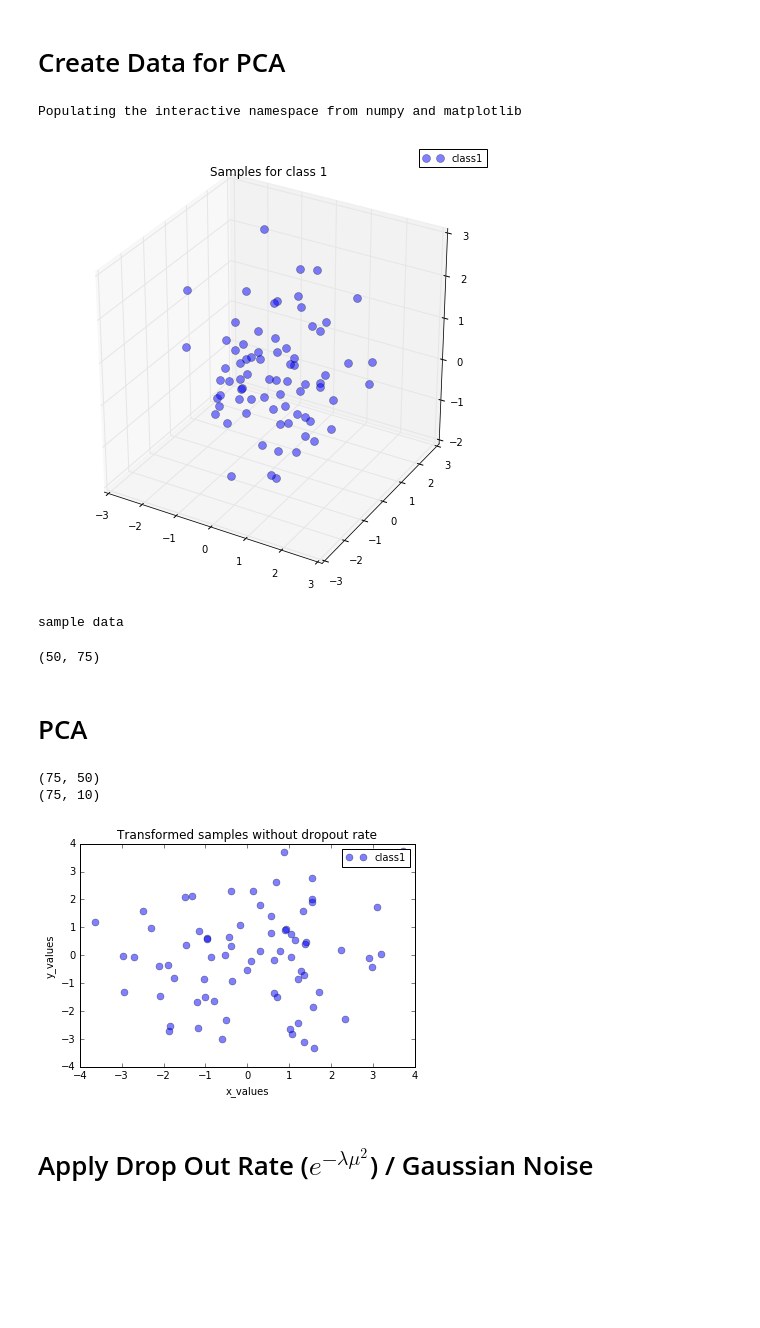
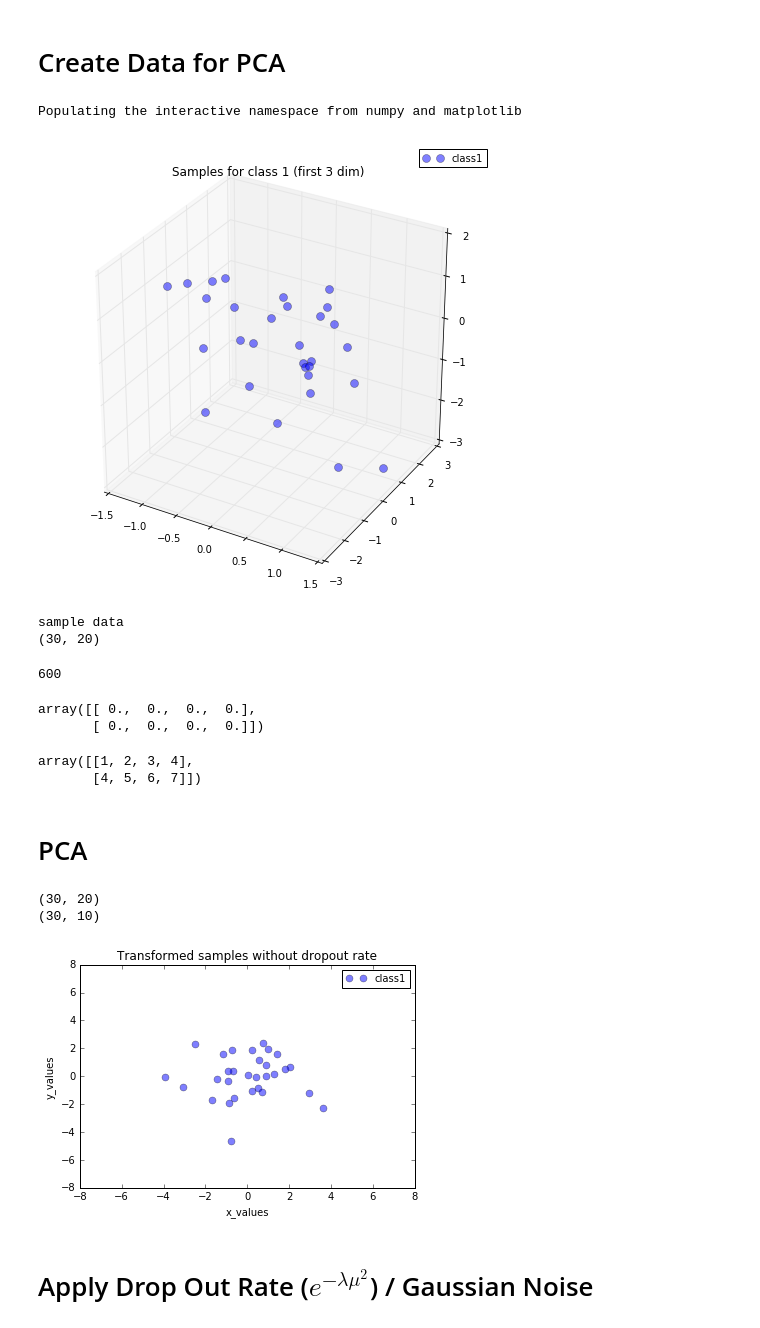
Before and after one commit to RemarkablyAverage/lab_work, a Jupyter notebook: PCA/PCA by step.ipynb, the cells around one changed output. Saved outputs shown, nothing was run; the diff lists cells and outputs as text; code cells hidden in the pictures; blank space fills up the shorter version.

```diff
--- a/PCA/PCA by step.ipynb
+++ b/PCA/PCA by step.ipynb
@@ -5,9 +5,9 @@ import numpy as np
 import math
 np.random.seed(4294967295) # random seed for consistency
 
-mu_vec1 = np.array(50 * [0])
-cov_mat1 = np.identity(50)
-class1_sample = np.random.multivariate_normal(mu_vec1, cov_mat1, 75).T
+mu_vec1 = np.array(30 * [0]) #number of samples
+cov_mat1 = np.identity(30) # number of samples
+class1_sample = np.random.multivariate_normal(mu_vec1, cov_mat1, 20) # number of features
 # class1_sample *= 10
 # %%
 %pylab inline
@@ -20,45 +20,60 @@ ax = fig.add_subplot(111, projection='3d')
 plt.rcParams['legend.fontsize'] = 10
 ax.plot(class1_sample[0,:], class1_sample[1,:], class1_sample[2,:], 'o', markersize=8, color='blue', alpha=0.5, label='class1')
 
-plt.title('Samples for class 1')
+plt.title('Samples for class 1 (first 3 dim)')
 ax.legend(loc='upper right')
 
 plt.show()
 # %% [output]
 Populating the interactive namespace from numpy and matplotlib
-[figure, old version]
+[figure, new version]
 # %%
-all_samples = class1_sample
+all_samples = np.copy(class1_sample.T)
 print 'sample data'
-np.shape(all_samples)
+print np.shape(all_samples)
 # %% [output]
 sample data
+(30, 20)
-(50, 75)
+# %%
+np.count_nonzero(all_samples)
+# %% [output]
+600
+# %%
+np.zeros((2,4))
+# %% [output]
+array([[ 0.,  0.,  0.,  0.],
+       [ 0.,  0.,  0.,  0.]])
+# %%
+np.array([[1,2,3,4],
+          [4,5,6,7]])
+# %% [output]
+array([[1, 2, 3, 4],
+       [4, 5, 6, 7]])
 # %% [markdown]
 # PCA
 # %%
 from sklearn.decomposition import PCA as sklearnPCA
 # %%
-print shape(all_samples.T)
+print shape(all_samples)
 pca = sklearnPCA(n_components=10)
-fitted = pca.fit(all_samples.T)
-trans = pca.transform(all_samples.T)
+fitted = pca.fit(all_samples)
+trans = pca.transform(all_samples)
 print shape(trans)
 # %% [output]
-(75, 50)
-(75, 10)
+(30, 20)
+(30, 10)
 # %%
 plt.plot(trans[:,0],trans[:,1], 'o', markersize=7, color='blue', alpha=0.5, label='class1')
 plt.xlabel('x_values')
 plt.ylabel('y_values')
-plt.xlim([-4,4])
-plt.ylim([-4,4])
+plt.xlim([-8,8])
+plt.ylim([-8,8])
 plt.legend()
 plt.title('Transformed samples without dropout rate')
 
 plt.show()
 # %% [output]
-[figure, old version]
+[figure, new version]
 # %% [markdown]
 # Apply Drop Out Rate ($e^{-\lambda\mu^2}$) / Gaussian Noise
 # %% [markdown]
```
Also changed, not shown: parts of 24 cells of this notebook.
